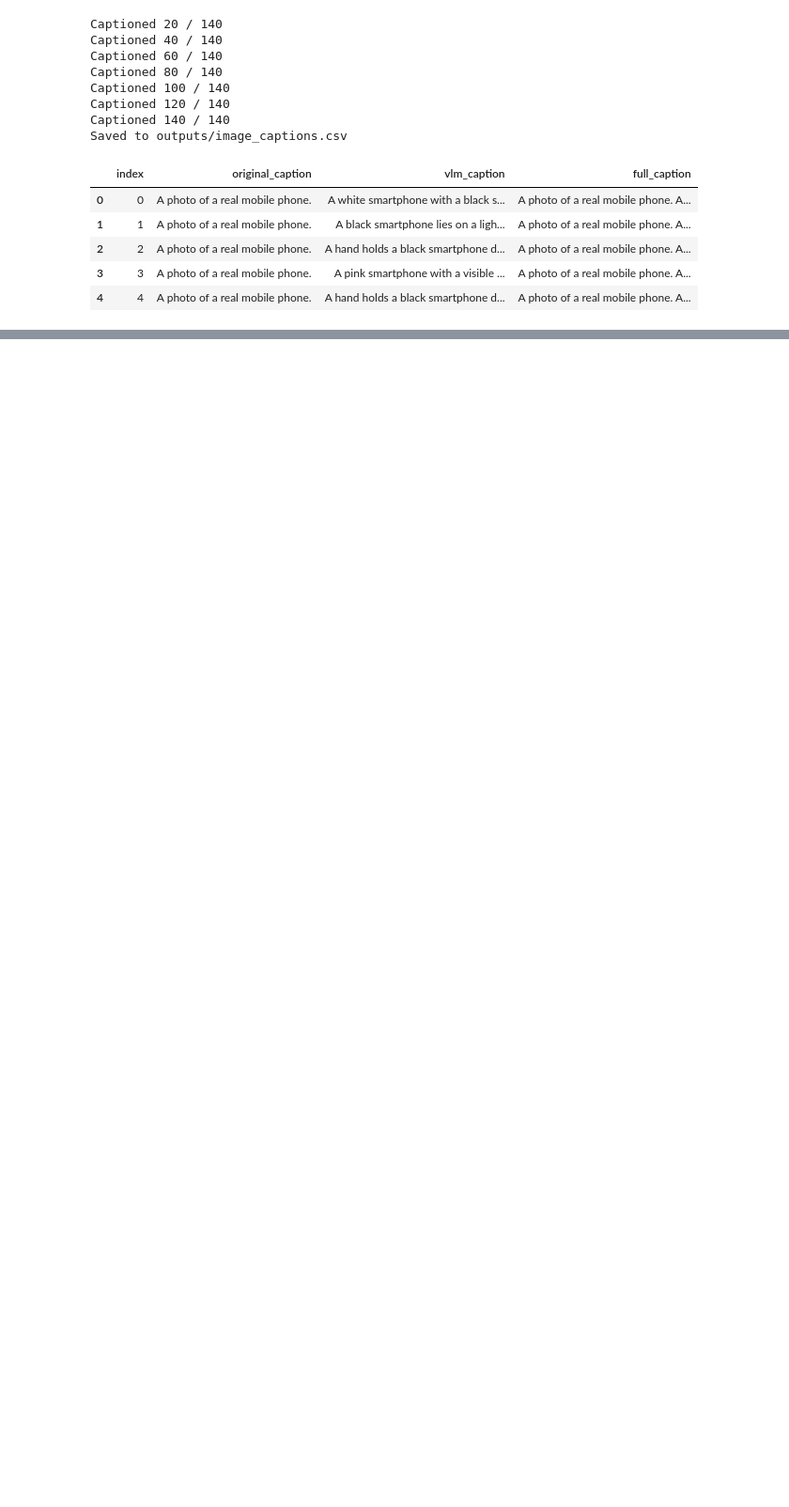
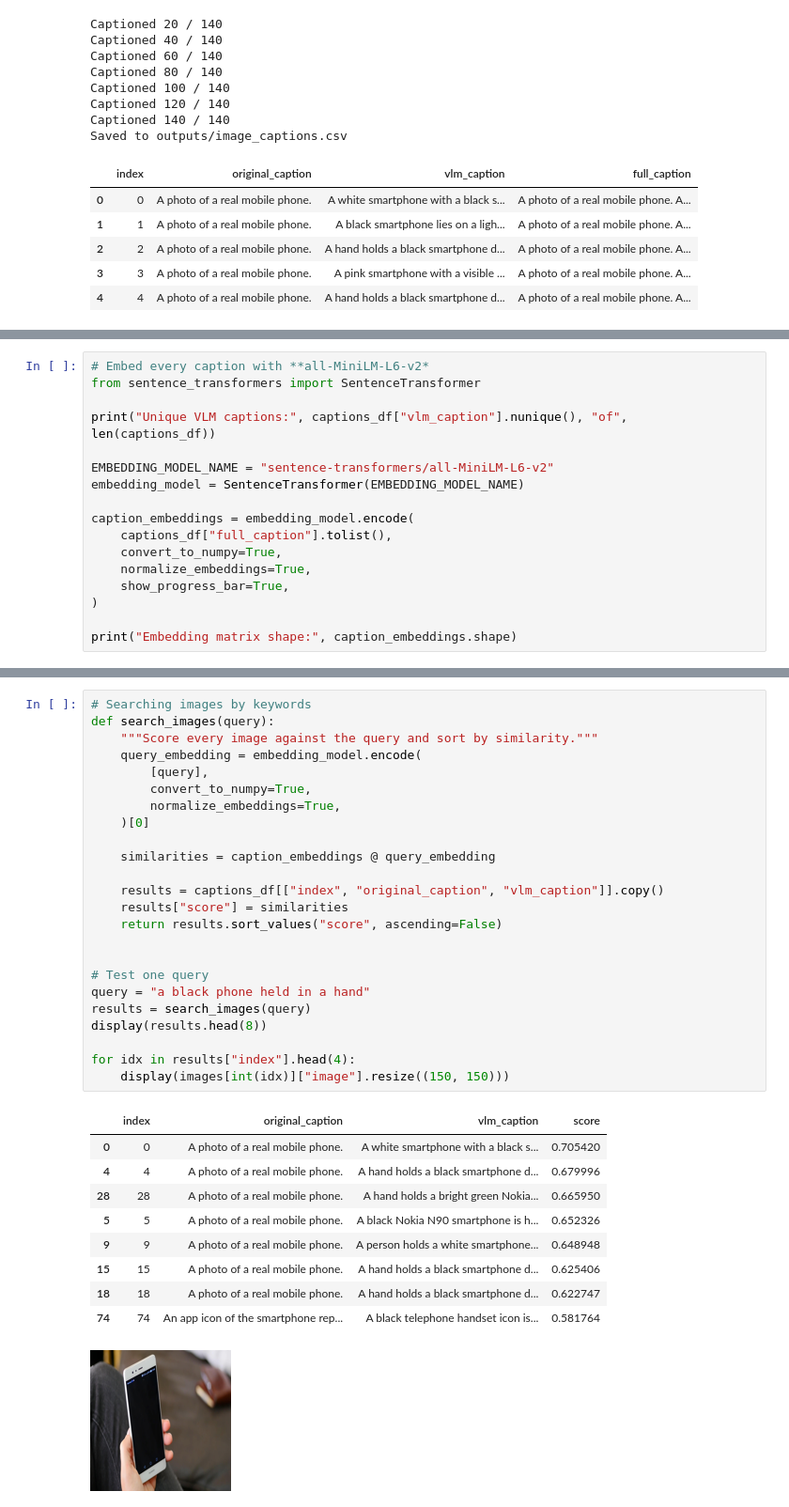
Before and after one commit to TasminaTasin75/COMP6012-Assignment-4-LLM-Ecommerce-Agent, a Jupyter notebook: llm_agent_for_ecom_assignment_4.ipynb, the cells around one changed output, grey strips where cells are left out. Shown at 94% size. Cells and saved outputs as stored; diff of their text form; blank space fills up the shorter version.

```diff
--- a/llm_agent_for_ecom_assignment_4.ipynb
+++ b/llm_agent_for_ecom_assignment_4.ipynb
@@ -404,0 +407,17 @@ Saved to outputs/image_captions.csv
+# %%
+# Embed every caption with **all-MiniLM-L6-v2*
+from sentence_transformers import SentenceTransformer
+
+print("Unique VLM captions:", captions_df["vlm_caption"].nunique(), "of", len(captions_df))
+
+EMBEDDING_MODEL_NAME = "sentence-transformers/all-MiniLM-L6-v2"
+embedding_model = SentenceTransformer(EMBEDDING_MODEL_NAME)
+
+caption_embeddings = embedding_model.encode(
+    captions_df["full_caption"].tolist(),
+    convert_to_numpy=True,
+    normalize_embeddings=True,
+    show_progress_bar=True,
+)
+
+print("Embedding matrix shape:", caption_embeddings.shape)
@@ -404,0 +432,35 @@ Saved to outputs/image_captions.csv
+# %%
+# Searching images by keywords
+def search_images(query):
+    """Score every image against the query and sort by similarity."""
+    query_embedding = embedding_model.encode(
+        [query],
+        convert_to_numpy=True,
+        normalize_embeddings=True,
+    )[0]
+
+    similarities = caption_embeddings @ query_embedding
+
+    results = captions_df[["index", "original_caption", "vlm_caption"]].copy()
+    results["score"] = similarities
+    return results.sort_values("score", ascending=False)
+
+
+# Test one query
+query = "a black phone held in a hand"
+results = search_images(query)
+display(results.head(8))
+
+for idx in results["index"].head(4):
+    display(images[int(idx)]["image"].resize((150, 150)))
+# %% [output]
+|  | index | original_caption | vlm_caption | score |
+| 0 | 0 | A photo of a real mobile phone. | A white smartphone with a black s... | 0.705420 |
+| 4 | 4 | A photo of a real mobile phone. | A hand holds a black smartphone d... | 0.679996 |
+| 28 | 28 | A photo of a real mobile phone. | A hand holds a bright green Nokia... | 0.665950 |
+| 5 | 5 | A photo of a real mobile phone. | A black Nokia N90 smartphone is h... | 0.652326 |
+| 9 | 9 | A photo of a real mobile phone. | A person holds a white smartphone... | 0.648948 |
+| 15 | 15 | A photo of a real mobile phone. | A hand holds a black smartphone d... | 0.625406 |
+| 18 | 18 | A photo of a real mobile phone. | A hand holds a black smartphone d... | 0.622747 |
+| 74 | 74 | An app icon of the smartphone rep... | A black telephone handset icon is... | 0.581764 |
+[figure, added]
```
Also changed, not shown: parts of 20 cells of this notebook.
